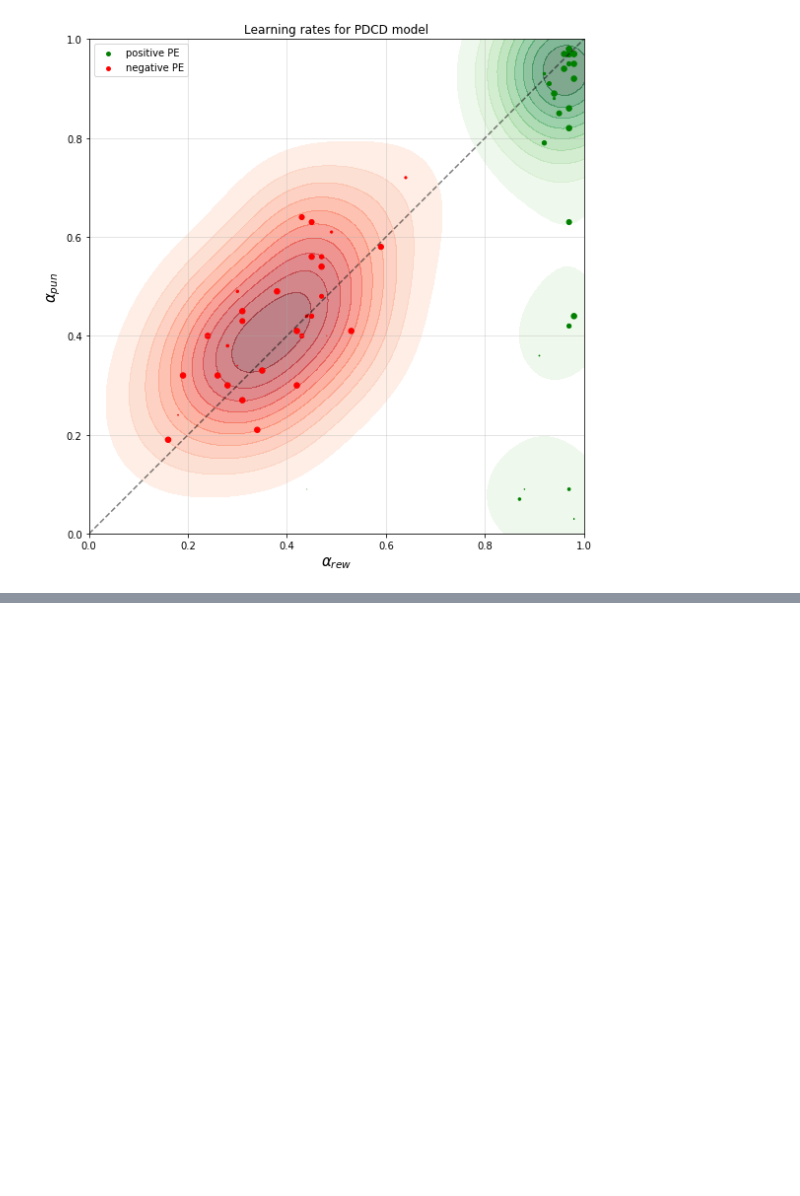
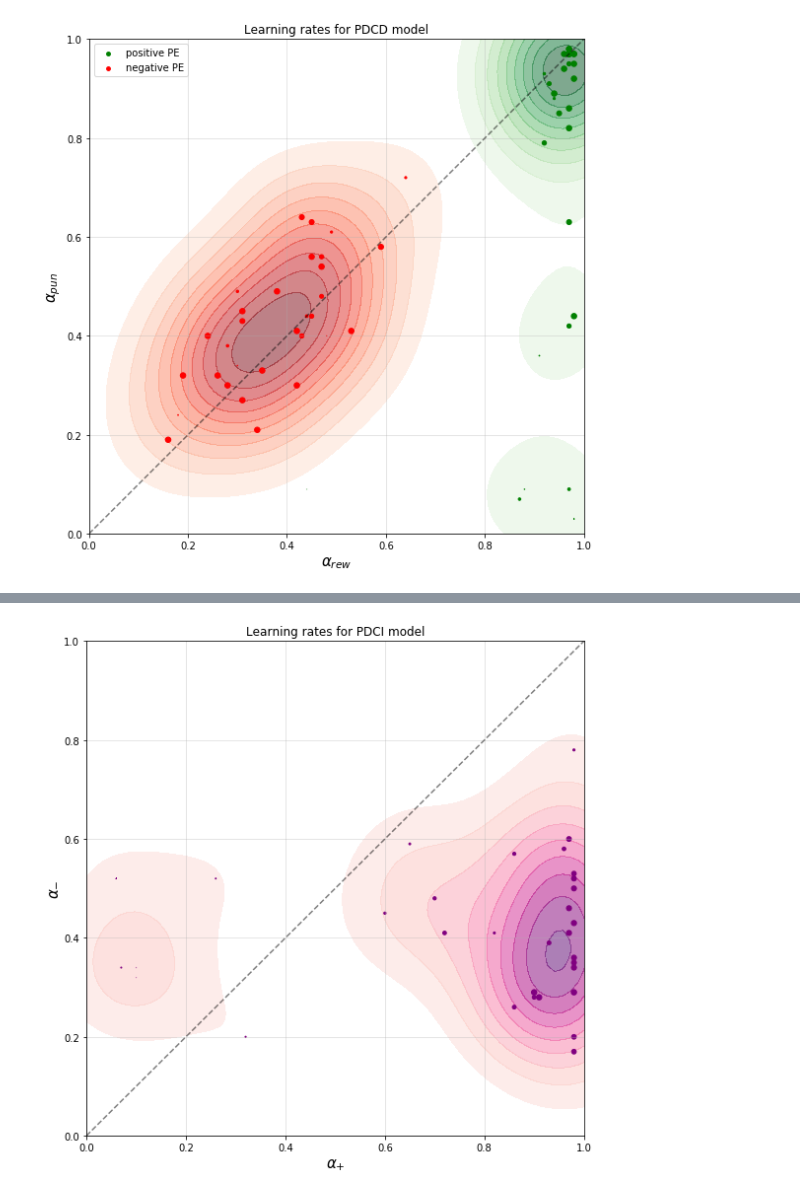
Before and after one commit to kbonna/decidenet, a Jupyter notebook: behavioral_analysis/matjags-dn/dn_bm_04_parameter_estimation.ipynb, the cells around one changed output, grey strips where cells are left out. Saved outputs shown, nothing was run; the diff lists cells and outputs as text; code cells hidden in the pictures; blank space fills up the shorter version.

```diff
--- a/behavioral_analysis/matjags-dn/dn_bm_04_parameter_estimation.ipynb
+++ b/behavioral_analysis/matjags-dn/dn_bm_04_parameter_estimation.ipynb
@@ -239,0 +261,46 @@ np.save('data/alpha_pd_mle', alpha_pd_mle)
+# %%
+n_gridpoints = 101
+kernel_width = 0.01
+
+gridpoints = np.linspace(0, 1, n_gridpoints)
+alpha_pdci_mle = np.zeros((n_subjects, 2)) # point parameter estimation
+
+for sub in range(n_subjects):
+
+    # calculate parameters as maximum likelihood
+    kde = KernelDensity(bandwidth=kernel_width, kernel='gaussian')
+
+    for j in range(n_prederrsign):
+
+            kde.fit(alpha_pdci[:, :, sub, j].flatten()[:, np.newaxis])
+            alpha_pdci_mle[sub, j] = \
+                gridpoints[np.argmax(kde.score_samples(gridpoints[:, np.newaxis]))]
+# %%
+fig, ax = plt.subplots(nrows=1, ncols=1, facecolor='w', figsize=(8, 8))
+
+ax.plot([0, 1], [0, 1], 'k--', alpha=.5)
+sns.kdeplot(
+    alpha_pdci_mle[:, 0],
+    alpha_pdci_mle[:, 1],
+    cmap="RdPu",
+    shade=True,
+    shade_lowest=False,
+    ax=ax,
+    alpha=.5,
+    bw=.1
+)
+ax.scatter(
+    alpha_pdci_mle[:, 0],
+    alpha_pdci_mle[:, 1],
+    s=pdci_prob*30,
+    color='purple',
+)
+ax.set_xlim([0, 1])
+ax.set_ylim([0, 1])
+ax.grid(alpha=.4)
+ax.set_title('Learning rates for PDCI model')
+ax.set_xlabel(r'$\alpha_{+}$', fontsize=15)
+ax.set_ylabel(r'$\alpha_{-}$', fontsize=15)
+plt.tight_layout()
+# %% [output]
+[figure, added]
```
Also changed, not shown: parts of 5 cells of this notebook, 11 other files.
